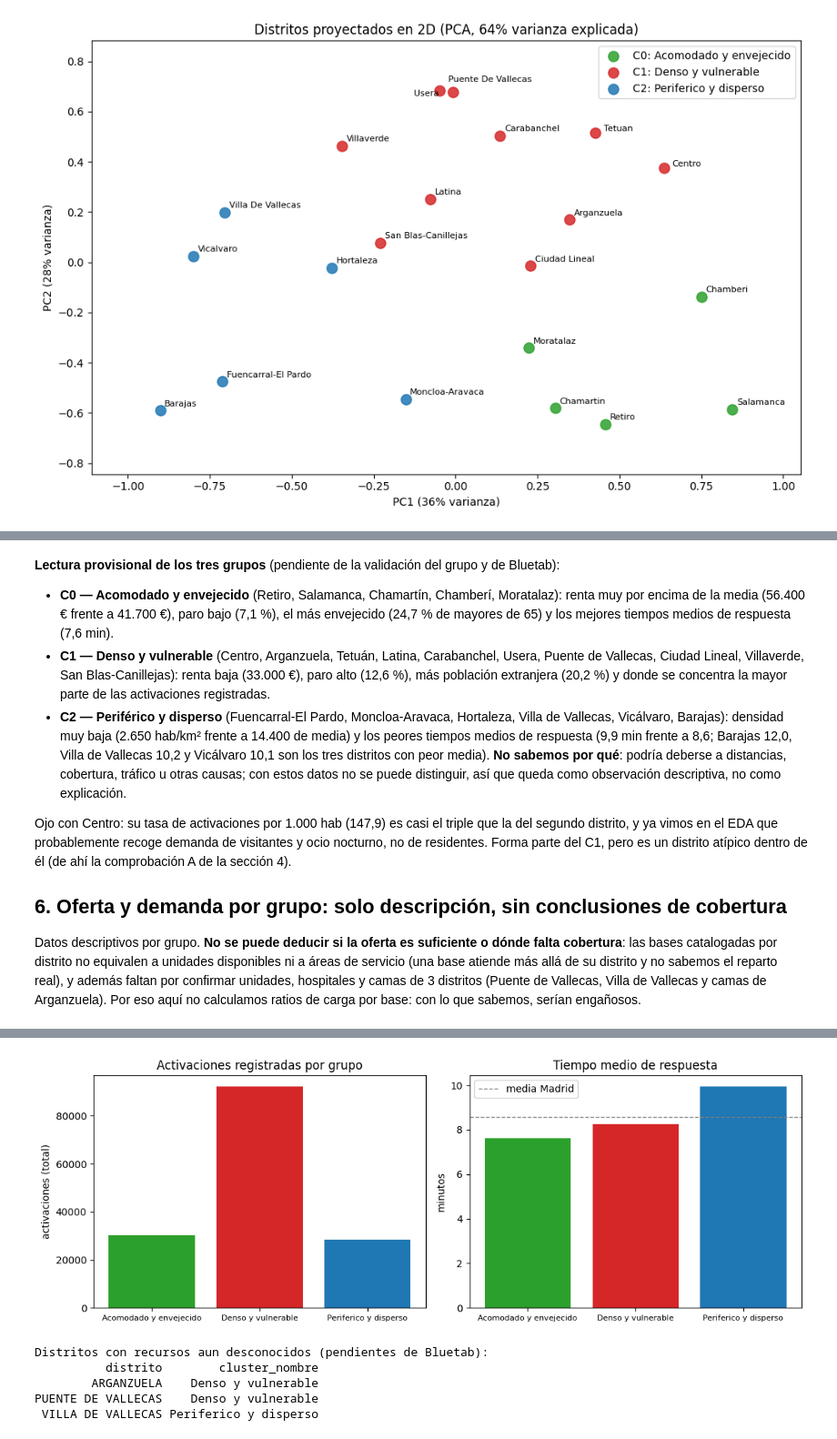
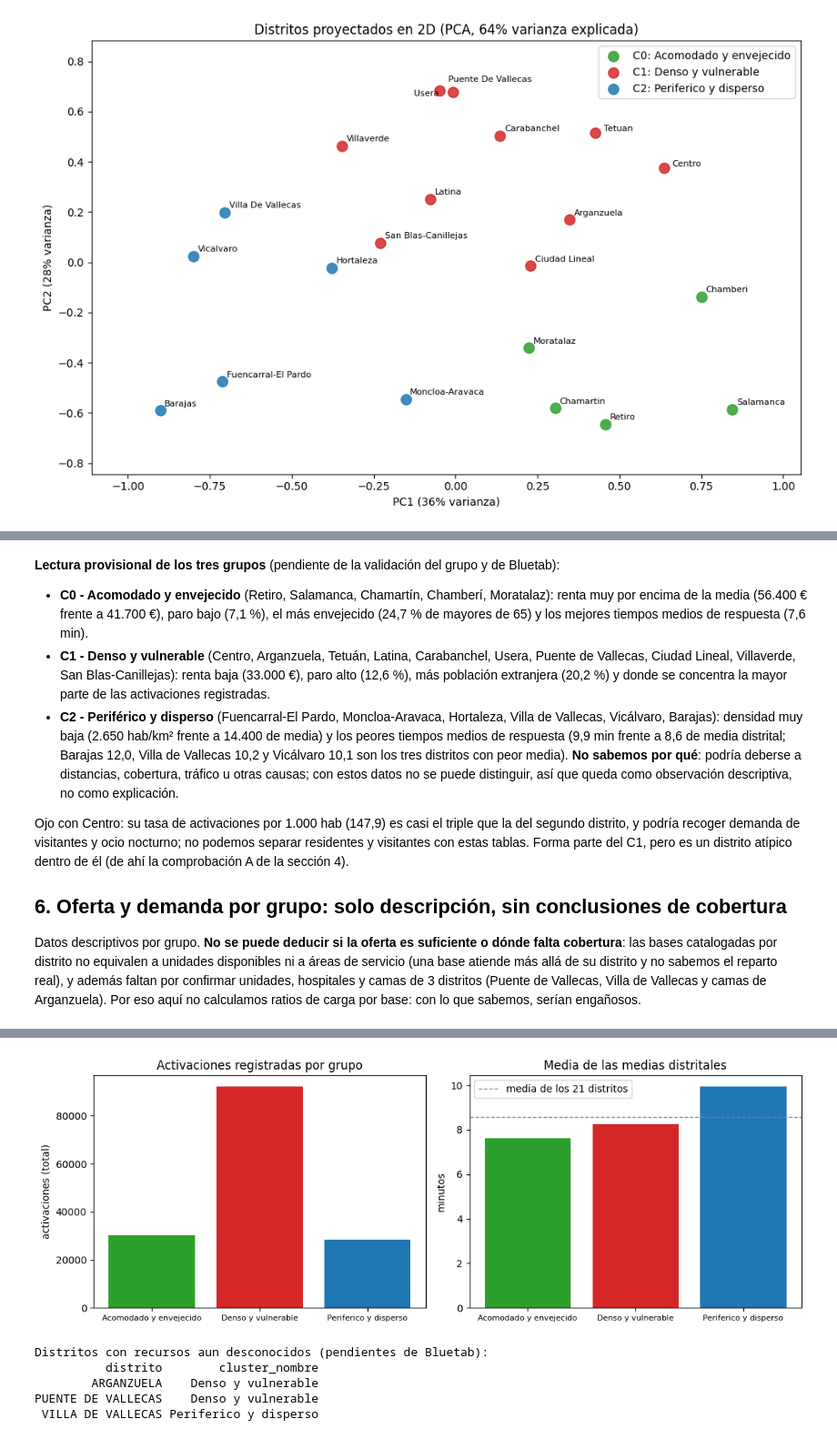
Before and after one commit to PabloCarreras7/Project-UC3M, a Jupyter notebook: 1_3_clustering/clustering_distritos.ipynb, the cells around one changed output, grey strips where cells are left out. Shown at 91% size. Drawn from its saved outputs; the diff is of its cells as text; code cells hidden in the pictures.

Commit message:
Añade diagnóstico por distrito y controles de reproducibilidad

```diff
--- a/1_3_clustering/clustering_distritos.ipynb
+++ b/1_3_clustering/clustering_distritos.ipynb
@@ -18,6 +20,7 @@ Regla aplicada, en este orden:
 
 Después se comprueba que no queda ningún hueco en la matriz del clustering (k-means no los admite).
 # %%
+%matplotlib inline
 import pandas as pd
 import numpy as np
 import matplotlib.pyplot as plt
@@ -26,8 +29,27 @@ from sklearn.metrics import silhouette_score
 from sklearn.decomposition import PCA
 from scipy.cluster.hierarchy import linkage, dendrogram
 
-df = pd.read_csv('tabla_distritos.csv')
-nrm = pd.read_csv('tabla_distritos_norm.csv')
+from pathlib import Path
+import hashlib
+
+carpeta = Path('.') if Path('tabla_distritos.csv').is_file() else Path('1_3_clustering')
+if not (carpeta / 'tabla_distritos.csv').is_file():
+    raise FileNotFoundError('Ejecuta desde la raiz del repo o desde 1_3_clustering.')
+df = pd.read_csv(carpeta / 'tabla_distritos.csv')
+nrm = pd.read_csv(carpeta / 'tabla_distritos_norm.csv')
+
+# No unir por posicion sin comprobar la identidad de cada distrito.
+for nombre, tabla in [('real', df), ('normalizada', nrm)]:
+    assert len(tabla) == 21, f'Tabla {nombre}: se esperan 21 distritos'
+    assert tabla['distrito_id'].notna().all(), f'Tabla {nombre}: id vacio'
+    assert tabla['distrito_id'].is_unique, f'Tabla {nombre}: id repetido'
+assert set(df.distrito_id) == set(nrm.distrito_id), 'Los distritos no coinciden'
+nrm = nrm.set_index('distrito_id').loc[df.distrito_id].reset_index()
+assert df['distrito'].equals(nrm['distrito']), 'Nombre distinto para el mismo id'
+
+print('Entradas utilizadas (SHA-256):')
+for archivo in ['tabla_distritos.csv', 'tabla_distritos_norm.csv']:
+    print(archivo, hashlib.sha256((carpeta / archivo).read_bytes()).hexdigest())
 print(df.shape, nrm.shape)
 
 # huecos por columna (de donde sale la regla 1)
@@ -278,11 +321,11 @@ plt.tight_layout(); plt.show()
 # %% [markdown]
 **Lectura provisional de los tres grupos** (pendiente de la validación del grupo y de Bluetab):
 
-- **C0 — Acomodado y envejecido** (Retiro, Salamanca, Chamartín, Chamberí, Moratalaz): renta muy por encima de la media (56.400 € frente a 41.700 €), paro bajo (7,1 %), el más envejecido (24,7 % de mayores de 65) y los mejores tiempos medios de respuesta (7,6 min).
-- **C1 — Denso y vulnerable** (Centro, Arganzuela, Tetuán, Latina, Carabanchel, Usera, Puente de Vallecas, Ciudad Lineal, Villaverde, San Blas-Canillejas): renta baja (33.000 €), paro alto (12,6 %), más población extranjera (20,2 %) y donde se concentra la mayor parte de las activaciones registradas.
-- **C2 — Periférico y disperso** (Fuencarral-El Pardo, Moncloa-Aravaca, Hortaleza, Villa de Vallecas, Vicálvaro, Barajas): densidad muy baja (2.650 hab/km² frente a 14.400 de media) y los peores tiempos medios de respuesta (9,9 min frente a 8,6; Barajas 12,0, Villa de Vallecas 10,2 y Vicálvaro 10,1 son los tres distritos con peor media). **No sabemos por qué**: podría deberse a distancias, cobertura, tráfico u otras causas; con estos datos no se puede distinguir, así que queda como observación descriptiva, no como explicación.
+- **C0 - Acomodado y envejecido** (Retiro, Salamanca, Chamartín, Chamberí, Moratalaz): renta muy por encima de la media (56.400 € frente a 41.700 €), paro bajo (7,1 %), el más envejecido (24,7 % de mayores de 65) y los mejores tiempos medios de respuesta (7,6 min).
+- **C1 - Denso y vulnerable** (Centro, Arganzuela, Tetuán, Latina, Carabanchel, Usera, Puente de Vallecas, Ciudad Lineal, Villaverde, San Blas-Canillejas): renta baja (33.000 €), paro alto (12,6 %), más población extranjera (20,2 %) y donde se concentra la mayor parte de las activaciones registradas.
+- **C2 - Periférico y disperso** (Fuencarral-El Pardo, Moncloa-Aravaca, Hortaleza, Villa de Vallecas, Vicálvaro, Barajas): densidad muy baja (2.650 hab/km² frente a 14.400 de media) y los peores tiempos medios de respuesta (9,9 min frente a 8,6 de media distrital; Barajas 12,0, Villa de Vallecas 10,2 y Vicálvaro 10,1 son los tres distritos con peor media). **No sabemos por qué**: podría deberse a distancias, cobertura, tráfico u otras causas; con estos datos no se puede distinguir, así que queda como observación descriptiva, no como explicación.
 
-Ojo con Centro: su tasa de activaciones por 1.000 hab (147,9) es casi el triple que la del segundo distrito, y ya vimos en el EDA que probablemente recoge demanda de visitantes y ocio nocturno, no de residentes. Forma parte del C1, pero es un distrito atípico dentro de él (de ahí la comprobación A de la sección 4).
+Ojo con Centro: su tasa de activaciones por 1.000 hab (147,9) es casi el triple que la del segundo distrito, y podría recoger demanda de visitantes y ocio nocturno; no podemos separar residentes y visitantes con estas tablas. Forma parte del C1, pero es un distrito atípico dentro de él (de ahí la comprobación A de la sección 4).
 
 ## 6. Oferta y demanda por grupo: solo descripción, sin conclusiones de cobertura
 
@@ -295,7 +338,7 @@ desc = df.groupby('cluster_nombre').agg(
     bases_samur_catalogadas=('num_bases_samur', 'sum'))
 desc['pct_activaciones'] = (desc['activaciones'] / desc['activaciones'].sum() * 100).round(1)
 desc['activaciones_por_1000hab'] = (desc['activaciones'] / desc['poblacion'] * 1000).round(1)
-desc['tiempo_respuesta_medio_min'] = df.groupby('cluster_nombre')['tiempo_respuesta_medio_min'].mean().round(2)
+desc['media_distrital_respuesta_min'] = df.groupby('cluster_nombre')['tiempo_respuesta_medio_min'].mean().round(2)
 print(desc.to_string())
 
 fig, ax = plt.subplots(1, 2, figsize=(11, 4))
@@ -303,9 +346,9 @@ colores_ord = ['#2ca02c', '#d62728', '#1f77b4']
 ax[0].bar(desc.index, desc['activaciones'], color=colores_ord)
 ax[0].set_title('Activaciones registradas por grupo'); ax[0].set_ylabel('activaciones (total)')
 ax[0].tick_params(axis='x', labelsize=8)
-ax[1].bar(desc.index, desc['tiempo_respuesta_medio_min'], color=colores_ord)
-ax[1].axhline(df['tiempo_respuesta_medio_min'].mean(), color='grey', ls='--', lw=1, label='media Madrid')
-ax[1].set_title('Tiempo medio de respuesta'); ax[1].set_ylabel('minutos'); ax[1].legend()
+ax[1].bar(desc.index, desc['media_distrital_respuesta_min'], color=colores_ord)
+ax[1].axhline(df['tiempo_respuesta_medio_min'].mean(), color='grey', ls='--', lw=1, label='media de los 21 distritos')
+ax[1].set_title('Media de las medias distritales'); ax[1].set_ylabel('minutos'); ax[1].legend()
 ax[1].tick_params(axis='x', labelsize=8)
 plt.tight_layout(); plt.show()
 
@@ -321,4 +364,4 @@ Periferico y disperso           6         28527     795324
-[figure, old version]
+[figure, new version]
 Distritos con recursos aun desconocidos (pendientes de Bluetab):
           distrito        cluster_nombre
         ARGANZUELA    Denso y vulnerable
```
Also changed, not shown: parts of 18 cells of this notebook.
